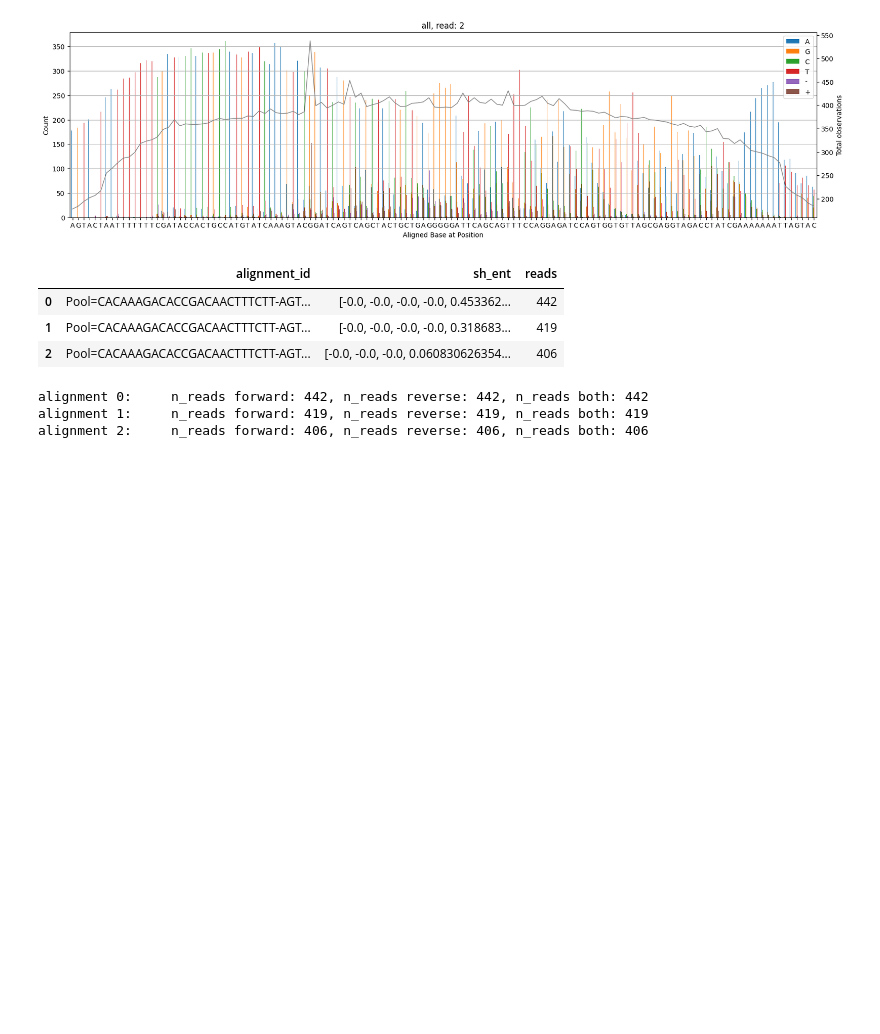
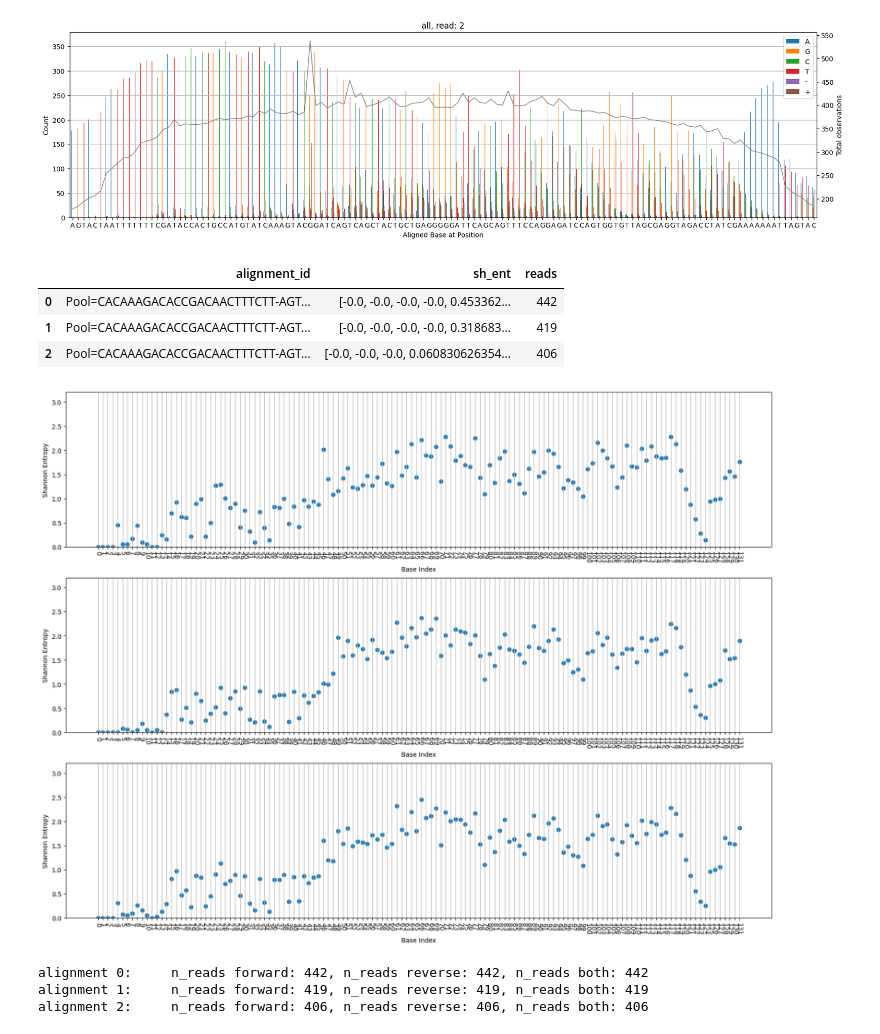
Before and after one commit to Marchand-Lab-Capstone/XenoFind, a Jupyter notebook: lib/xf_prelims/notebooks/shannon_entropy_work.ipynb, the cells around one changed output. Saved outputs shown, nothing was run; the diff lists cells and outputs as text; code cells hidden in the pictures; blank space fills up the shorter version.

```diff
--- a/lib/xf_prelims/xf_low_qual_work.ipynb
+++ b/lib/xf_prelims/notebooks/shannon_entropy_work.ipynb
@@ -501,6 +507,8 @@ def wrapper(c_f, s_p, rev = None, n=10, savename = '../../../../'):
                         'sh_ent':list(shentropy_series),
                         'reads':top_read_counts[i]}
 
+            '''
+            Code for generating plots of counts
             fig, ax = plt.subplots(1,1, figsize = (20, 5))
             probcounts = base_probs_df[['A', 'G', 'C', 'T', '-', '+']].copy().multiply(base_probs_df["n"], axis="index")
             probcounts.plot.bar(ax=ax)
@@ -515,7 +523,7 @@ def wrapper(c_f, s_p, rev = None, n=10, savename = '../../../../'):
             base_probs_df["n"].plot(ax=ax2, linewidth = 1, color='grey')
             ax2.set_ylabel('Total observations')
             fig.savefig('{}{}.png'.format(savename, i))
-
+            '''
 
             ent_data.append(ent_dict)
 
@@ -523,13 +531,13 @@ def wrapper(c_f, s_p, rev = None, n=10, savename = '../../../../'):
 
     return ent_df
 # %%
-big_consensus_fasta = "../../data/reads_large/230725_PZ_lib_v4_r10/fasta/good.fa"
-big_bam_path = "../../data/large_working_directory/rough_consensus_output/large_align.bam"
+big_consensus_fasta = "../../../data/reads_large/230725_PZ_lib_v4_r10/fasta/good.fa"
+big_bam_path = "../../../data/large_working_directory/rough_consensus_output/large_align.bam"
 
-consensus_fasta = "../../data/working_directory/rough_consensus_output/xBSn_90mer_fake_randomer.fa"
-bam_path_both = "../../data/working_directory/rough_consensus_output/primary_read_filtered.bam"
-bam_path_for = "../../data/working_directory/rough_consensus_output/forward.bam"
-bam_path_rev = "../../data/working_directory/rough_consensus_output/reverse.bam"
+consensus_fasta = "../../../data/working_directory/rough_consensus_output/xBSn_90mer_fake_randomer.fa"
+bam_path_both = "../../../data/working_directory/rough_consensus_output/primary_read_filtered.bam"
+bam_path_for = "../../../data/working_directory/rough_consensus_output/forward.bam"
+bam_path_rev = "../../../data/working_directory/rough_consensus_output/reverse.bam"
 
 '''
 ent_df_for = wrapper(consensus_fasta, bam_path_for, None)
@@ -560,6 +568,35 @@ ent_df_for
 | 0 | Pool=CACAAAGACACCGACAACTTTCTT-AGT... | [-0.0, -0.0, -0.0, -0.0, 0.453362... | 442 |
 | 1 | Pool=CACAAAGACACCGACAACTTTCTT-AGT... | [-0.0, -0.0, -0.0, -0.0, 0.318683... | 419 |
 | 2 | Pool=CACAAAGACACCGACAACTTTCTT-AGT... | [-0.0, -0.0, -0.0, 0.060830626354... | 406 |
+# %%
+'''
+fig, ax = plt.subplots(len(ent_df_both),1, figsize = (20, 5*(len(ent_df_for))))
+plotting_ser_for = pd.Series(ent_df_for['sh_ent'][0])
+base_indexes_for = list(plotting_ser_for.index)
+for i in base_indexes_for:
+    base_indexes_for[i] = str(base_indexes_for[i])
+plotting_ser_rev = pd.Series(ent_df_rev['sh_ent'][0])
+base_indexes_rev = list(plotting_ser_rev.index)
+for i in base_indexes_rev:
+    base_indexes_rev[i] = str(base_indexes_rev[i])
+plotting_ser_both = pd.Series(ent_df_both['sh_ent'][0])
+base_indexes_both = list(plotting_ser_both.index)
+for i in base_indexes_both:
+    base_indexes_both[i] = str(base_indexes_both[i])
+ax[0].scatter(base_indexes_for, plotting_ser_for)
+ax[1].scatter(base_indexes_rev, plotting_ser_rev)
+ax[2].scatter(base_indexes_both, plotting_ser_both)
+for i in range(len(ent_df_both)):
+    ax[i].grid(axis='x')
+    ax[i].tick_params(axis='x',labelrotation=-90)
+    ax[i].set_xlabel("Base Index")
+    ax[i].set_ylabel("Shannon Entropy")
+    ax[i].set_ylim(0, 3.2)
+
+fig.savefig('../../../../big_top1.png')
+'''
+# %% [output]
+[figure, added]
 # %%
 fig, ax = plt.subplots(len(ent_df_both),1, figsize = (20, 5*(len(ent_df_for))))
 
```
Also changed, not shown: parts of 2 cells of this notebook, 2 other files.
